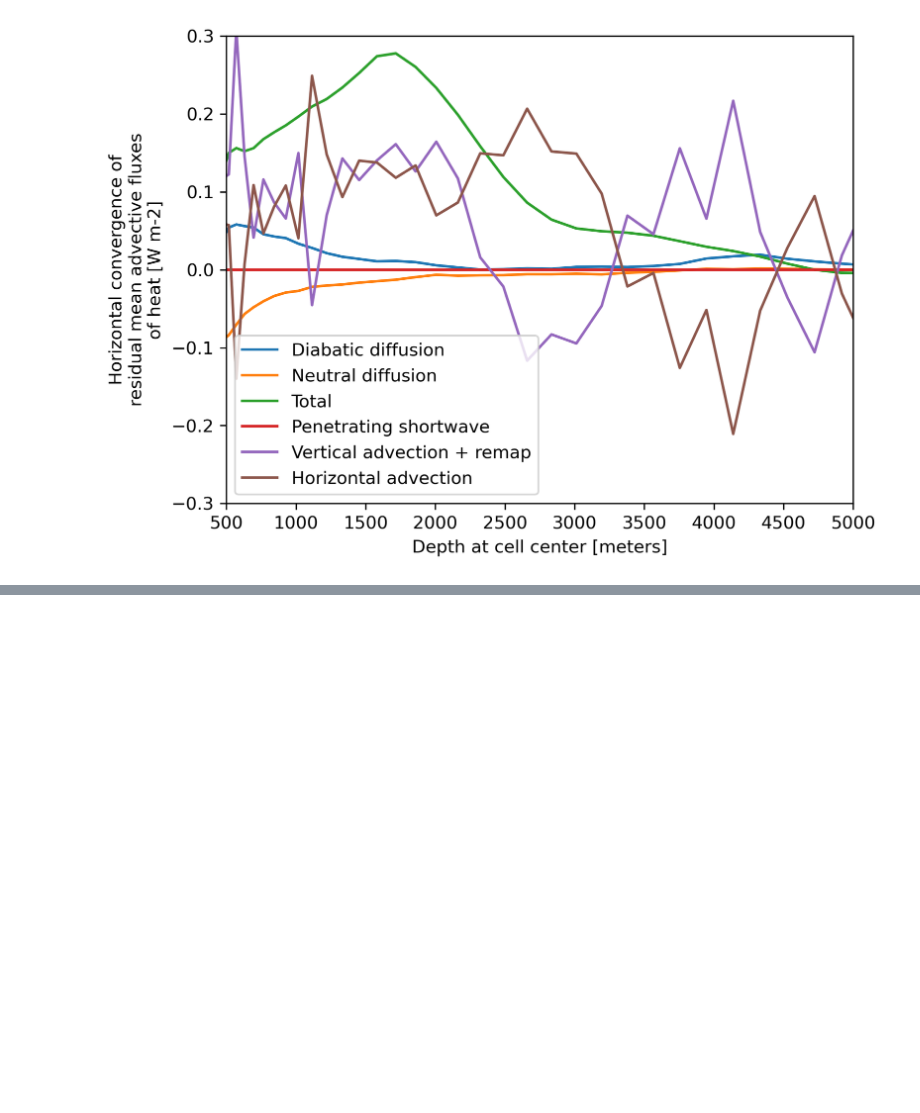
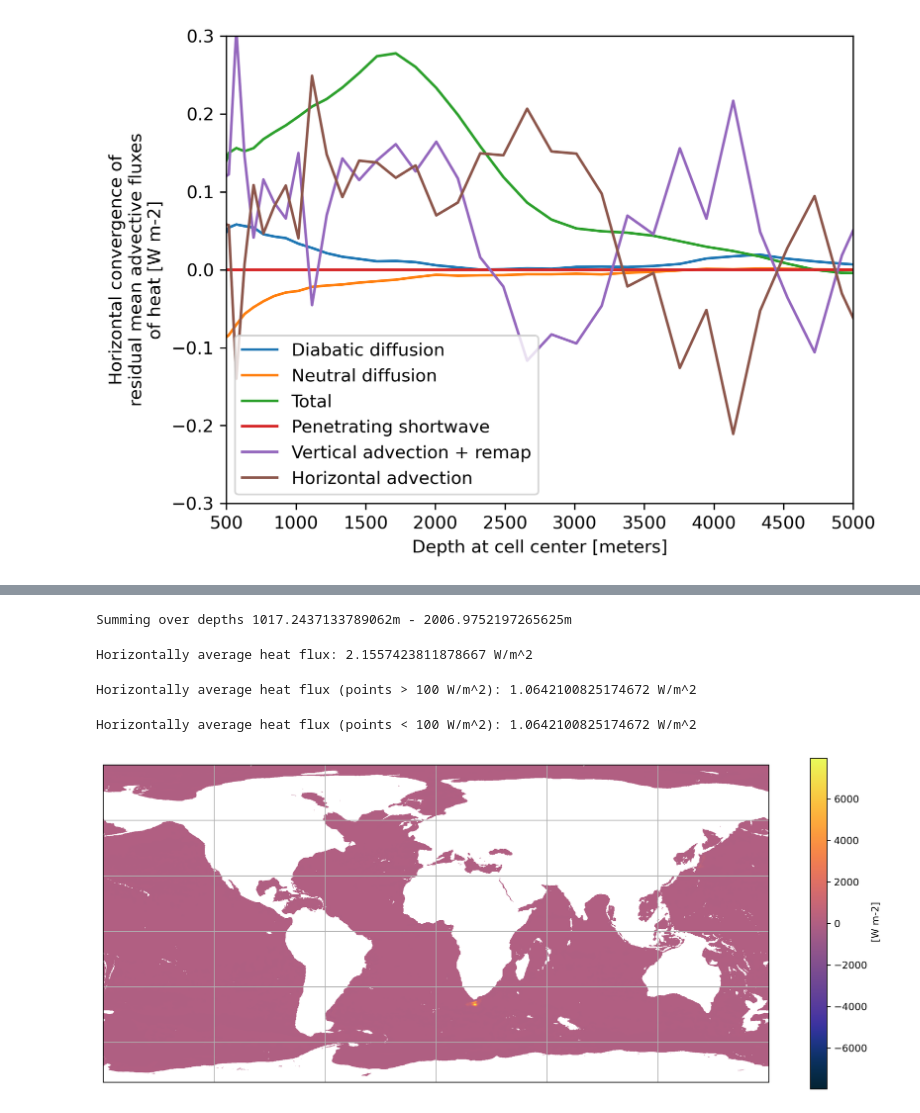
Before and after one commit to ACCESS-Community-Hub/access-cm3-paper-1, a Jupyter notebook: notebooks/sandbox-python/ocean_heat_budget.ipynb, the cells around one changed output, grey strips where cells are left out. Saved outputs shown, nothing was run; the diff lists cells and outputs as text; code cells hidden in the pictures; blank space fills up the shorter version.

Commit message:
update ocean heat budget analysis

```diff
--- a/notebooks/sandbox-python/ocean_heat_budget.ipynb
+++ b/notebooks/sandbox-python/ocean_heat_budget.ipynb
@@ -169,0 +178,41 @@ plt.ylim(-0.3, 0.3)
+# %%
+advection_heat_tendency = heat_tendencies['Th_tendency_vert_remap'] + heat_tendencies['T_advection_xy']
+advection_heat_tendency = advection_heat_tendency.assign_coords(coords)
+# %%
+idx_start = 46
+idx_stop = 54
+z_levels = advection_heat_tendency.z_l.data
+print(f'Summing over depths {z_levels[idx_start]}m - {z_levels[idx_stop]}m')
+# %% [output]
+Summing over depths 1017.2437133789062m - 2006.9752197265625m
+# %%
+deep_advection_heat_tendency = advection_heat_tendency.isel(z_l=slice(idx_start, idx_stop + 1)).sum(dim='z_l')
+# %%
+print('Horizontally average heat flux:', (deep_advection_heat_tendency * areacello).sum().data / areacello.sum().data, 'W/m^2')
+# %% [output]
+Horizontally average heat flux: 2.1557423811878667 W/m^2
+# %%
+thresh = 100
+mask = abs(deep_advection_heat_tendency) > thresh
+print(f'Horizontally average heat flux (points > {thresh} W/m^2):', (deep_advection_heat_tendency * mask * areacello).sum().data / areacello.sum().data, 'W/m^2')
+# %% [output]
+Horizontally average heat flux (points > 100 W/m^2): 1.0642100825174672 W/m^2
+# %%
+thresh = 100
+mask = abs(deep_advection_heat_tendency) > thresh
+print(f'Horizontally average heat flux (points < {thresh} W/m^2):', (deep_advection_heat_tendency * mask * areacello).sum().data / areacello.sum().data, 'W/m^2')
+# %% [output]
+Horizontally average heat flux (points < 100 W/m^2): 1.0642100825174672 W/m^2
+# %%
+darr = deep_advection_heat_tendency.copy()
+darr.data[wet.wet == 0] = np.nan
+# %%
+proj = ccrs.PlateCarree()
+fig, ax = plt.subplots(figsize=(15,6), subplot_kw=dict(projection=proj))
+
+darr.plot(ax=ax, x="geolon", y="geolat", cmap=cm.cm.thermal)
+
+# ax.coastlines()
+_ = ax.gridlines()
+# %% [output]
+[figure, added]
```
Also changed, not shown: parts of 5 cells of this notebook.
